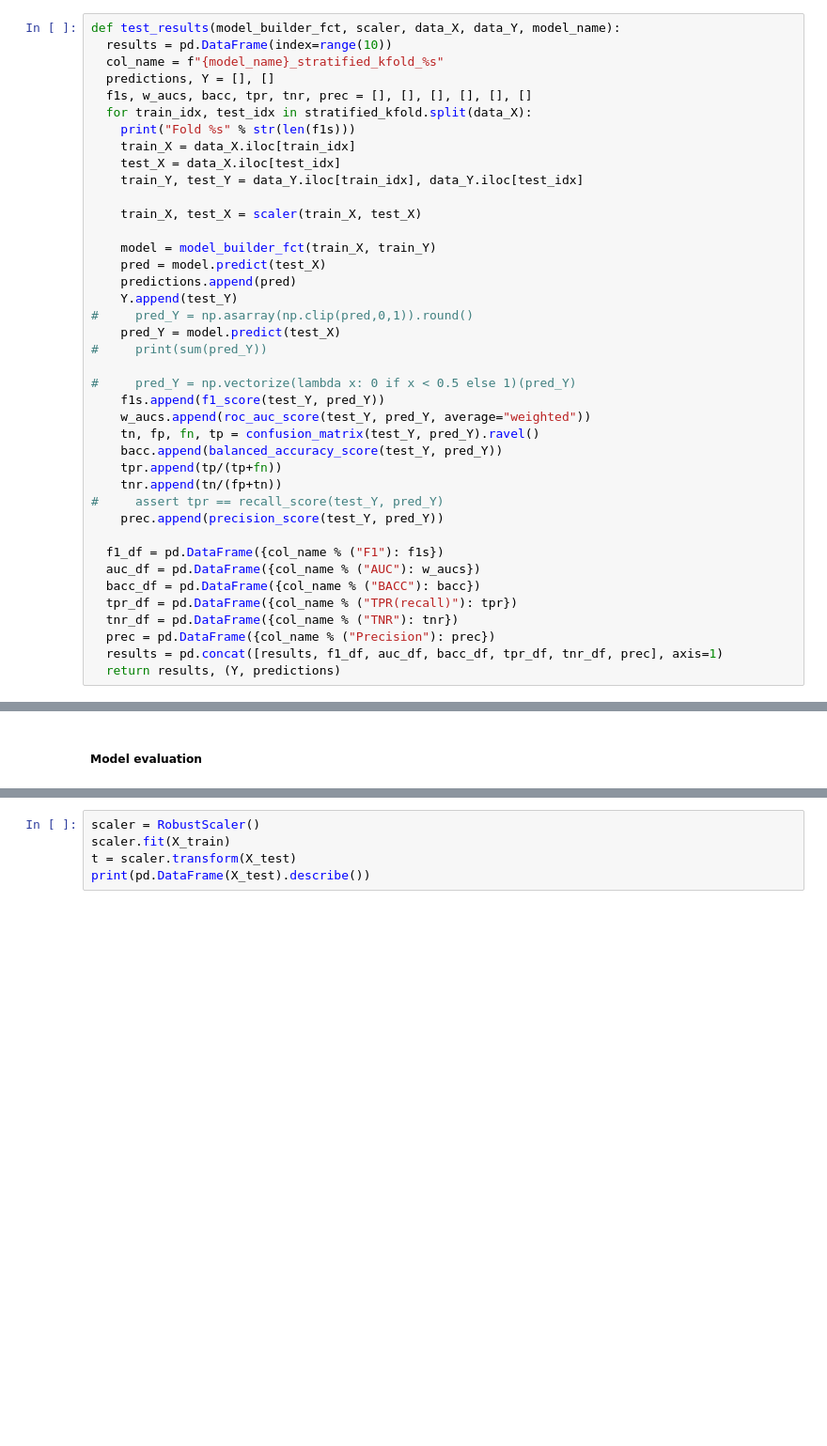
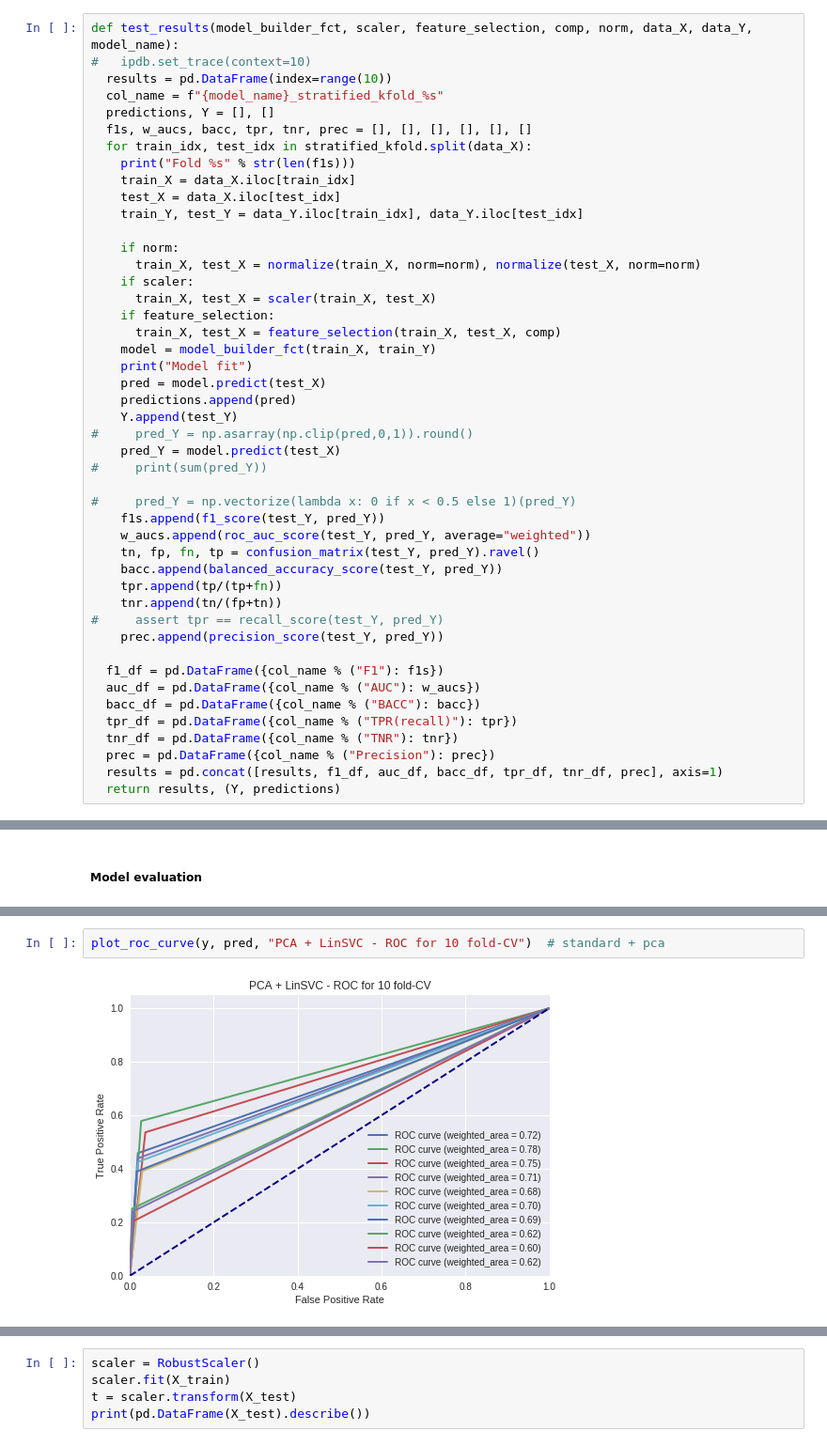
Before and after one commit to Dianna22/ML, a Jupyter notebook: SocialMediaBUZZ/models.ipynb, the cells around one changed output, grey strips where cells are left out. Shown at 94% size. Cells and saved outputs as stored; diff of their text form; blank space fills up the shorter version.

```diff
--- a/SocialMediaBUZZ/models.ipynb
+++ b/SocialMediaBUZZ/models.ipynb
@@ -152,5 +230,6 @@ stratified_kfold = KFold(10, False, 1)
 # %%
-def test_results(model_builder_fct, scaler, data_X, data_Y, model_name):
+def test_results(model_builder_fct, scaler, feature_selection, comp, norm, data_X, data_Y, model_name):
+#   ipdb.set_trace(context=10)
   results = pd.DataFrame(index=range(10))
   col_name = f"{model_name}_stratified_kfold_%s"
   predictions, Y = [], []
@@ -161,9 +240,14 @@ def test_results(model_builder_fct, scaler, data_X, data_Y, model_name):
     test_X = data_X.iloc[test_idx]
     train_Y, test_Y = data_Y.iloc[train_idx], data_Y.iloc[test_idx]
 
-    train_X, test_X = scaler(train_X, test_X)
-
+    if norm:
+      train_X, test_X = normalize(train_X, norm=norm), normalize(test_X, norm=norm)
+    if scaler:
+      train_X, test_X = scaler(train_X, test_X)
+    if feature_selection:
+      train_X, test_X = feature_selection(train_X, test_X, comp)
     model = model_builder_fct(train_X, train_Y)
+    print("Model fit")
     pred = model.predict(test_X)
     predictions.append(pred)
     Y.append(test_Y)
@@ -736,0 +922,4 @@ def scale_data(train, test):
+# %%
+plot_roc_curve(y, pred, "PCA + LinSVC - ROC for 10 fold-CV")  # standard + pca
+# %% [output]
+[figure, added]
```
Also changed, not shown: parts of 117 cells of this notebook.
